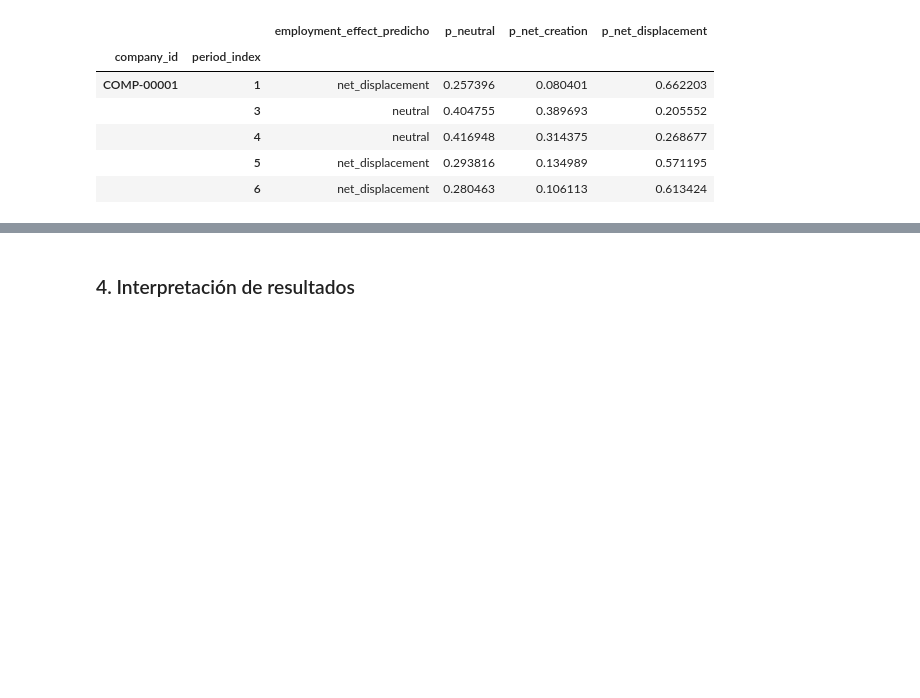
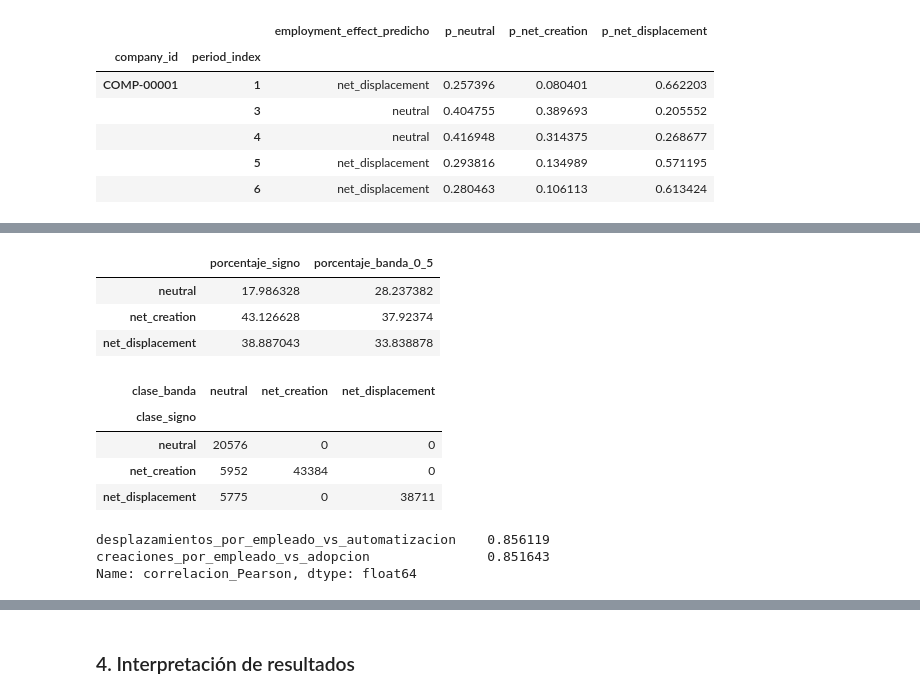
Before and after one commit to Ericsig/DiploDatos, a Jupyter notebook: notebook/modelado.ipynb, the cells around one changed output, grey strips where cells are left out. Cells and saved outputs as stored; diff of their text form; code cells hidden in the pictures; blank space fills up the shorter version.

```diff
--- a/notebook/modelado.ipynb
+++ b/notebook/modelado.ipynb
@@ -1632,0 +1646,67 @@ display(ejemplo_h3_rf)
+# %%
+split_h3_comparacion = splits['H3_clasificacion']
+X_train_h3_comp = split_h3_comparacion['X_train']
+X_test_h3_comp = split_h3_comparacion['X_test']
+y_train_h3_comp = split_h3_comparacion['y_train'].astype('string')
+y_test_h3_comp = split_h3_comparacion['y_test'].astype('string')
+clases_h3_comp = list(clases_h3_mnl)
+clases_prioritarias_h3 = ['net_creation', 'net_displacement']
+auditoria_datos_h3 = datos.loc[X_train_h3_comp.index].copy()
+
+def clasificar_balance_con_banda(balance, empleados, banda=0.005):
+    if banda < 0:
+        raise ValueError('La banda no puede ser negativa.')
+    tasa = balance / empleados.where(empleados > 0)
+    clases = pd.Series(np.select(
+        [tasa > banda, tasa < -banda],
+        ['net_creation', 'net_displacement'], default='neutral',
+    ), index=balance.index, dtype='string')
+    return clases.where(tasa.notna())
+
+target_banda_h3_train = clasificar_balance_con_banda(
+    auditoria_datos_h3['net_job_change'], auditoria_datos_h3['num_employees'],
+)
+display(auditoria_datos_h3.groupby('employment_effect', observed=True)['num_employees']
+        .agg(observaciones='size', mediana_empleados='median').reindex(clases_h3_comp))
+sensibilidad_clases_h3 = pd.DataFrame({
+    'porcentaje_signo': y_train_h3_comp.value_counts(normalize=True) * 100,
+    'porcentaje_banda_0_5': target_banda_h3_train.value_counts(normalize=True) * 100,
+}).reindex(clases_h3_comp)
+display(sensibilidad_clases_h3)
+display(pd.crosstab(y_train_h3_comp, target_banda_h3_train,
+                    rownames=['clase_signo'], colnames=['clase_banda']).reindex(
+                        index=clases_h3_comp, columns=clases_h3_comp, fill_value=0))
+correlaciones_tasas_h3 = pd.Series({
+    'desplazamientos_por_empleado_vs_automatizacion': auditoria_datos_h3['job_displacement_rate'].corr(
+        auditoria_datos_h3['task_automation_rate']),
+    'creaciones_por_empleado_vs_adopcion': auditoria_datos_h3['job_creation_rate'].corr(
+        auditoria_datos_h3['ai_adoption_rate']),
+}, name='correlacion_Pearson')
+display(correlaciones_tasas_h3)
+display(auditoria_datos_h3.groupby('country')[['gdp_per_capita', 'digital_maturity_index']]
+        .nunique().max().rename('max_valores_distintos_dentro_de_pais'))
+componentes_madurez_h3 = ['ai_training_hours', 'ai_budget_percentage', 'ai_projects_active']
+reconstruccion_h3 = auditoria_datos_h3[
+    componentes_madurez_h3 + ['ai_maturity_score']
+].dropna()
+idx_fit_madurez, idx_val_madurez = next(GroupShuffleSplit(
+    n_splits=1, test_size=0.20, random_state=RANDOM_STATE,
+).split(reconstruccion_h3, groups=reconstruccion_h3.index.get_level_values('company_id')))
+with threadpool_limits(limits=2):
+    auditor_madurez_h3 = LinearRegression().fit(
+        reconstruccion_h3.iloc[idx_fit_madurez][componentes_madurez_h3],
+        reconstruccion_h3.iloc[idx_fit_madurez]['ai_maturity_score'],
+    )
+    pred_madurez_h3 = auditor_madurez_h3.predict(
+        reconstruccion_h3.iloc[idx_val_madurez][componentes_madurez_h3])
+display(pd.Series({
+    'R2_reconstruccion_empresas_no_vistas': r2_score(
+        reconstruccion_h3.iloc[idx_val_madurez]['ai_maturity_score'], pred_madurez_h3),
+    'MAE_reconstruccion': mean_absolute_error(
+        reconstruccion_h3.iloc[idx_val_madurez]['ai_maturity_score'], pred_madurez_h3),
+}))
+assert not set(componentes_madurez_h3 + ['country', 'gdp_per_capita', 'digital_maturity_index',
+    'jobs_created', 'jobs_displaced', 'net_job_change', 'job_creation_rate',
+    'job_displacement_rate', 'net_job_change_rate']) & set(X_train_h3_comp.columns)
+assert list(X_train_h3_comp.columns) == predictores_h3_clasificacion
+# %% [output]
@@ -1632,0 +1718,12 @@ display(ejemplo_h3_rf)
+|  | porcentaje_signo | porcentaje_banda_0_5 |
+| neutral | 17.986328 | 28.237382 |
+| net_creation | 43.126628 | 37.92374 |
+| net_displacement | 38.887043 | 33.838878 |
+| clase_banda | neutral | net_creation | net_displacement |
+| clase_signo |  |  |  |
+| neutral | 20576 | 0 | 0 |
+| net_creation | 5952 | 43384 | 0 |
+| net_displacement | 5775 | 0 | 38711 |
+desplazamientos_por_empleado_vs_automatizacion    0.856119
+creaciones_por_empleado_vs_adopcion               0.851643
+Name: correlacion_Pearson, dtype: float64
```
Also changed, not shown: parts of 14 cells of this notebook.
